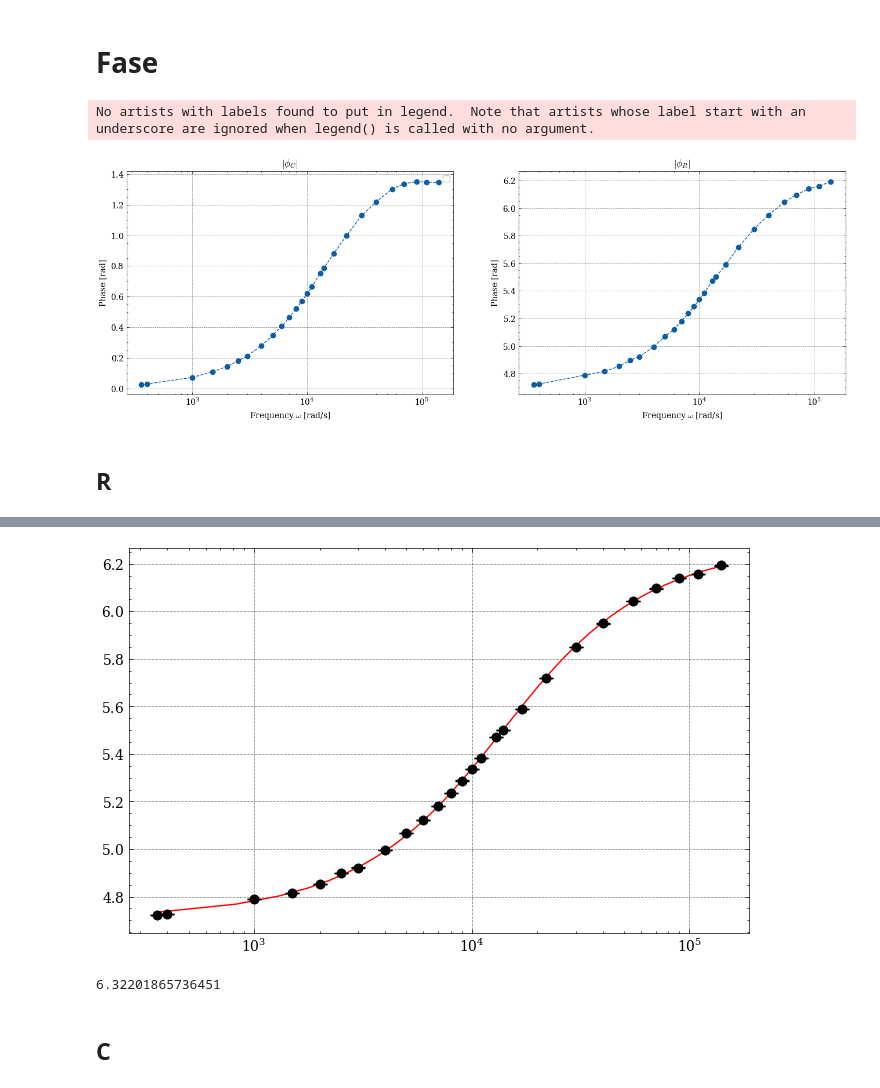
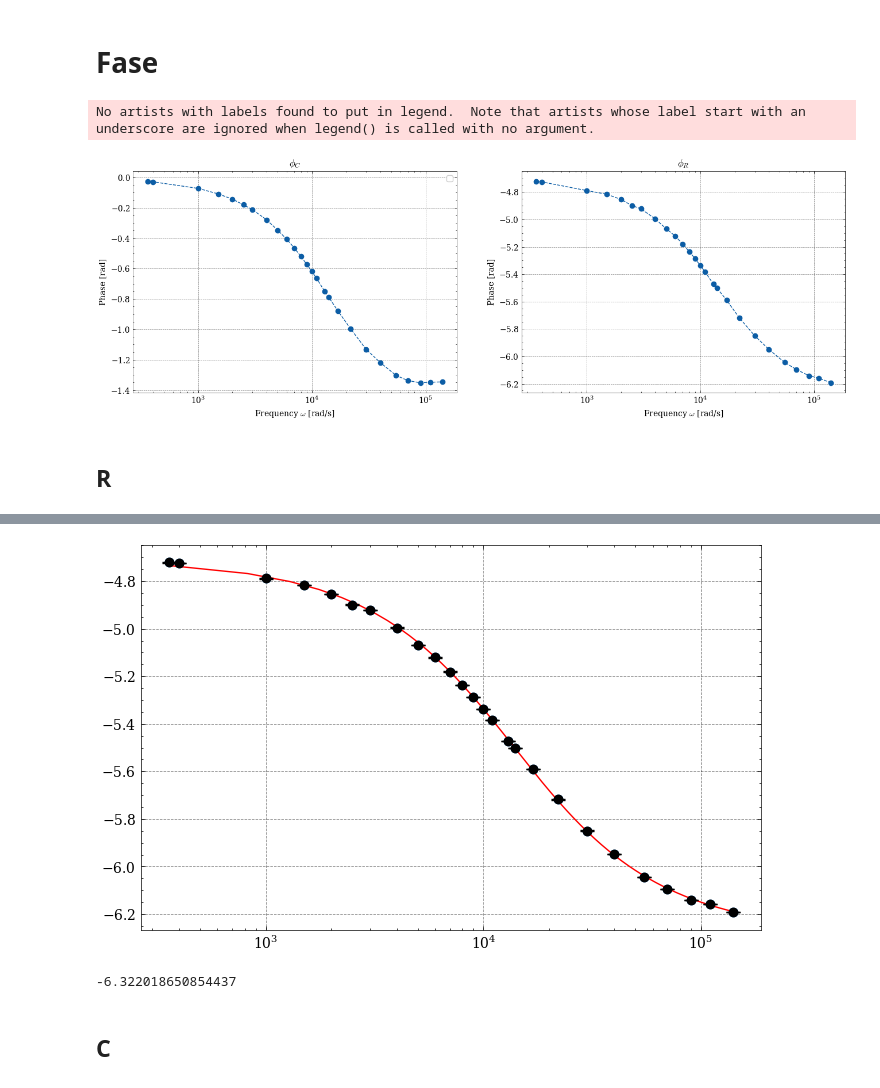
Before and after one commit to Yedi278/Lab2, a Jupyter notebook: Circuiti_3/RC.ipynb, the cells around one changed output, grey strips where cells are left out. Saved outputs shown, nothing was run; the diff lists cells and outputs as text; code cells hidden in the pictures.

```diff
--- a/Circuiti_3/RC.ipynb
+++ b/Circuiti_3/RC.ipynb
@@ -40,23 +40,23 @@ if 1:
         # V_SGN, V_MTH, dt_CH1, dt_MTH = analize(path, frequency=i, force=True, verbose=False)
         CH1,SGN,MTH, V_SGN, V_MTH, zero_CH1, zero_SGN, zero_MTH, m1, m2, m3, dt_CH1, dt_MTH = analize(path, i, force=True, prec=1e-8,verbose=True)
 
-        x=np.linspace(np.min(CH1[0]), np.max(CH1[0]), 100)
+        # x=np.linspace(np.min(CH1[0]), np.max(CH1[0]), 100)
 
-        plt.figure(figsize=(10,4))
-        plt.plot(x, sine(x, **m1.values.to_dict()), label='CH1 fit', color='red')
-        plt.plot(x, sine(x, **m2.values.to_dict()), label='SGN fit', color='blue')
-        plt.plot(x, sine(x, **m3.values.to_dict()), label='MTH fit', color='green')
+        # plt.figure(figsize=(10,4))
+        # plt.plot(x, sine(x, **m1.values.to_dict()), label='CH1 fit', color='red')
+        # plt.plot(x, sine(x, **m2.values.to_dict()), label='SGN fit', color='blue')
+        # plt.plot(x, sine(x, **m3.values.to_dict()), label='MTH fit', color='green')
 
-        # plt.plot(CH1[0], CH1[1], label='CH1', color='red')
-        # plt.plot(SGN[0], SGN[1], label='SGN', color='blue')
-        # plt.plot(MTH[0], MTH[1], label='MTH', color='green')
+        # # plt.plot(CH1[0], CH1[1], label='CH1', color='red')
+        # # plt.plot(SGN[0], SGN[1], label='SGN', color='blue')
+        # # plt.plot(MTH[0], MTH[1], label='MTH', color='green')
 
-        plt.scatter(zero_CH1, 0, color='red', label='zero CH1')
-        plt.scatter(zero_SGN, 0, color='blue', label='zero SGN')
-        plt.scatter(zero_MTH, 0, color='green', label='zero MTH')
-        plt.legend(ncol=2)
-        plt.show()
-        print(i, dt_CH1, dt_MTH)
+        # plt.scatter(zero_CH1, 0, color='red', label='zero CH1')
+        # plt.scatter(zero_SGN, 0, color='blue', label='zero SGN')
+        # plt.scatter(zero_MTH, 0, color='green', label='zero MTH')
+        # plt.legend(ncol=2)
+        # plt.show()
+        # print(i, dt_CH1, dt_MTH)
 
         V_res.append(V_SGN)
         V_c.append(V_MTH)
@@ -64,8 +64,8 @@ if 1:
         fase_c.append(dt_MTH*i*2*np.pi)
         freqs.append(i)
 
-    # V_res = np.array(V_res)
-    # V_c = np.array(V_c)
-    # fase_res = np.array(fase_res)
-    # fase_c = np.array(fase_c)
-    # freqs = np.array(freqs)
+    V_res = np.array(V_res)
+    V_c = np.array(V_c)
+    fase_res = -np.array(fase_res)
+    fase_c = -np.array(fase_c)
+    freqs = np.array(freqs)
@@ -142,7 +128,7 @@ plt.subplots(1,2,figsize=(16,5))
 plt.title('Dati')
 plt.subplot(1,2,1)
 plt.plot(freqs[2:], fase_c[2:],'o--', lw=1)
-plt.title('$|\phi_C|$')
+plt.title('$\phi_C$')
 plt.xlabel('Frequency $\omega$ [rad/s]')
 plt.ylabel('Phase [rad]')
 plt.legend()
@@ -152,7 +138,7 @@ plt.subplot(1,2,2)
 plt.plot(freqs[2:], fase_res[2:], 'o--', lw=1)
 # plt.plot(x, fase_C(x*2*np.pi, 1e3, 12e-9, 0), label='Teorico')
 # plt.plot(x, fase_R(x*2*np.pi, 1e3, 12e-9), label='Teorico')
-plt.title('$|\phi_R|$')
+plt.title('$\phi_R$')
 plt.xlabel('Frequency $\omega$ [rad/s]')
 plt.ylabel('Phase [rad]')
 plt.xscale('log')
@@ -161,11 +147,11 @@ plt.xscale('log')
 plt.show()
 # %% [output]
 No artists with labels found to put in legend.  Note that artists whose label start with an underscore are ignored when legend() is called with no argument.
-[figure, old version]
+[figure, new version]
 # %% [markdown]
 ## R
 # %%
-f = Fit(freqs[2:], fase_res[2:], fase_R, 0.0005, kwargs={'tau':12e-3, 'a':-(6), 'b':1})
+f = Fit(freqs[2:], fase_res[2:], fase_R, 0.0005, kwargs={'tau':12e-3, 'a':2*np.pi, 'b':-1})
 f.fit()
 fig, ax = f.visualize()
 fig.set_size_inches(8,5)
@@ -182,8 +168,8 @@ R =  6.016607299837836
-[figure, old version]
+[figure, new version]
 # %%
 print(f.values['b']*2*np.pi)
 # %% [output]
-6.32201865736451
+-6.322018650854437
 # %% [markdown]
 ## C
 # %%
```
Also changed, not shown: parts of 5 cells of this notebook, 2 other files.
